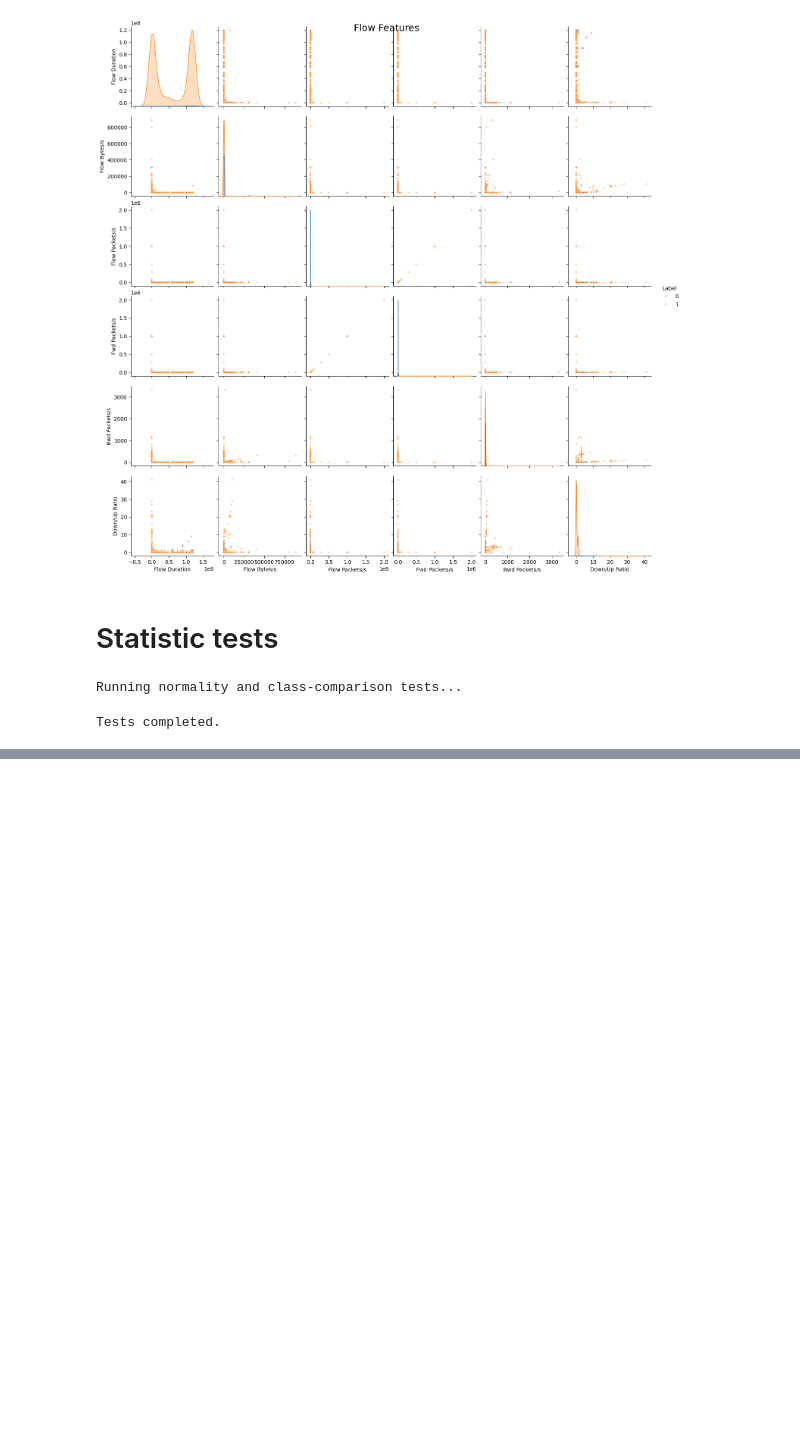
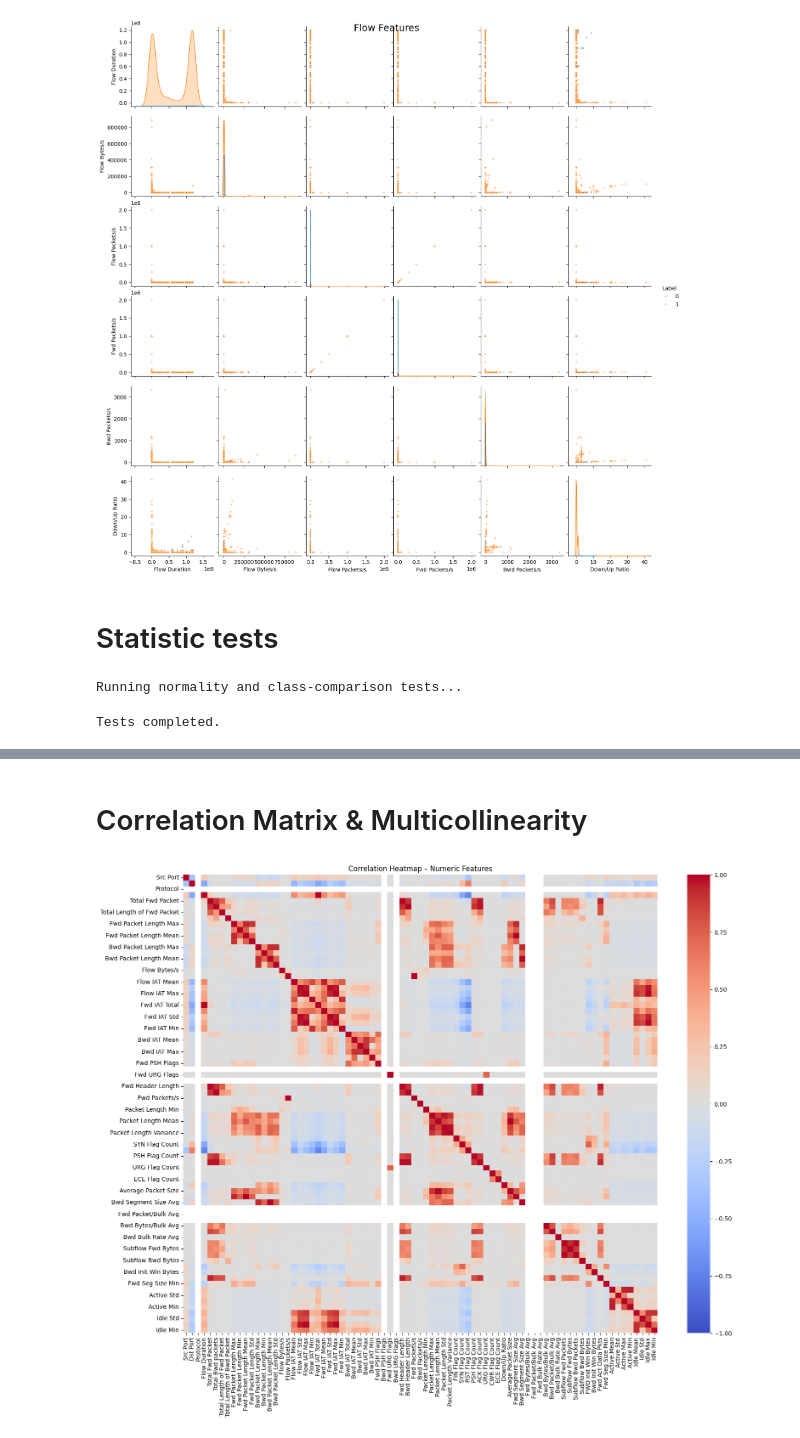
Before and after one commit to JuanGonzalez47/AttackScan-IDS, a Jupyter notebook: Notebooks/03_exploratory_analysis.ipynb, the cells around one changed output, grey strips where cells are left out. Cells and saved outputs as stored; diff of their text form; code cells hidden in the pictures; blank space fills up the shorter version.

```diff
--- a/Notebooks/03_exploratory_analysis.ipynb
+++ b/Notebooks/03_exploratory_analysis.ipynb
@@ -432,0 +445,15 @@ result_table.head(20)
+# %% [markdown]
+# Correlation Matrix & Multicollinearity
+# %%
+plt.figure(figsize=(18,14))
+sns.heatmap(
+    df[numeric_cols].corr(),
+    cmap="coolwarm",
+    center=0,
+    vmin=-1,
+    vmax=1
+)
+plt.title("Correlation Heatmap – Numeric Features")
+plt.show()
+# %% [output]
+[figure, added]
```
Also changed, not shown: parts of 7 cells of this notebook.
